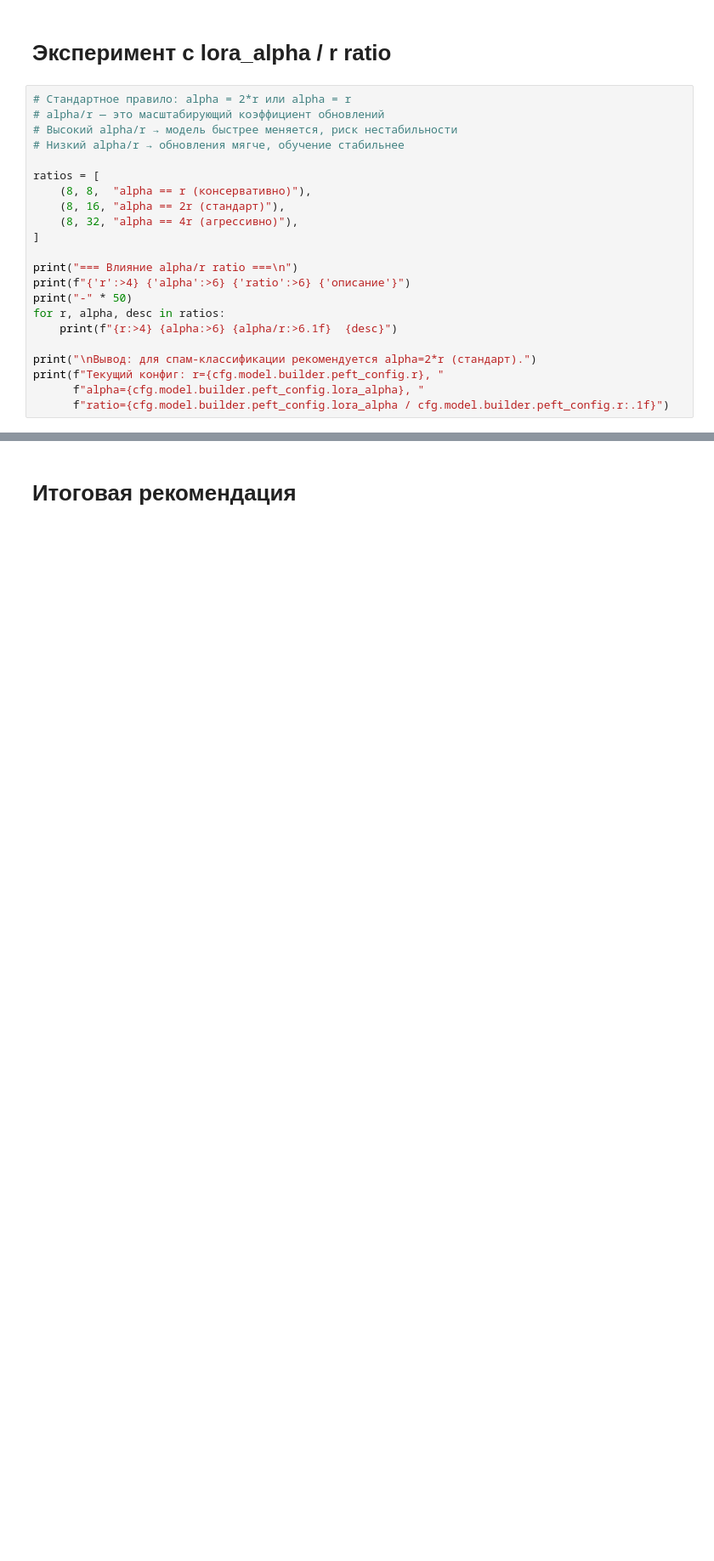
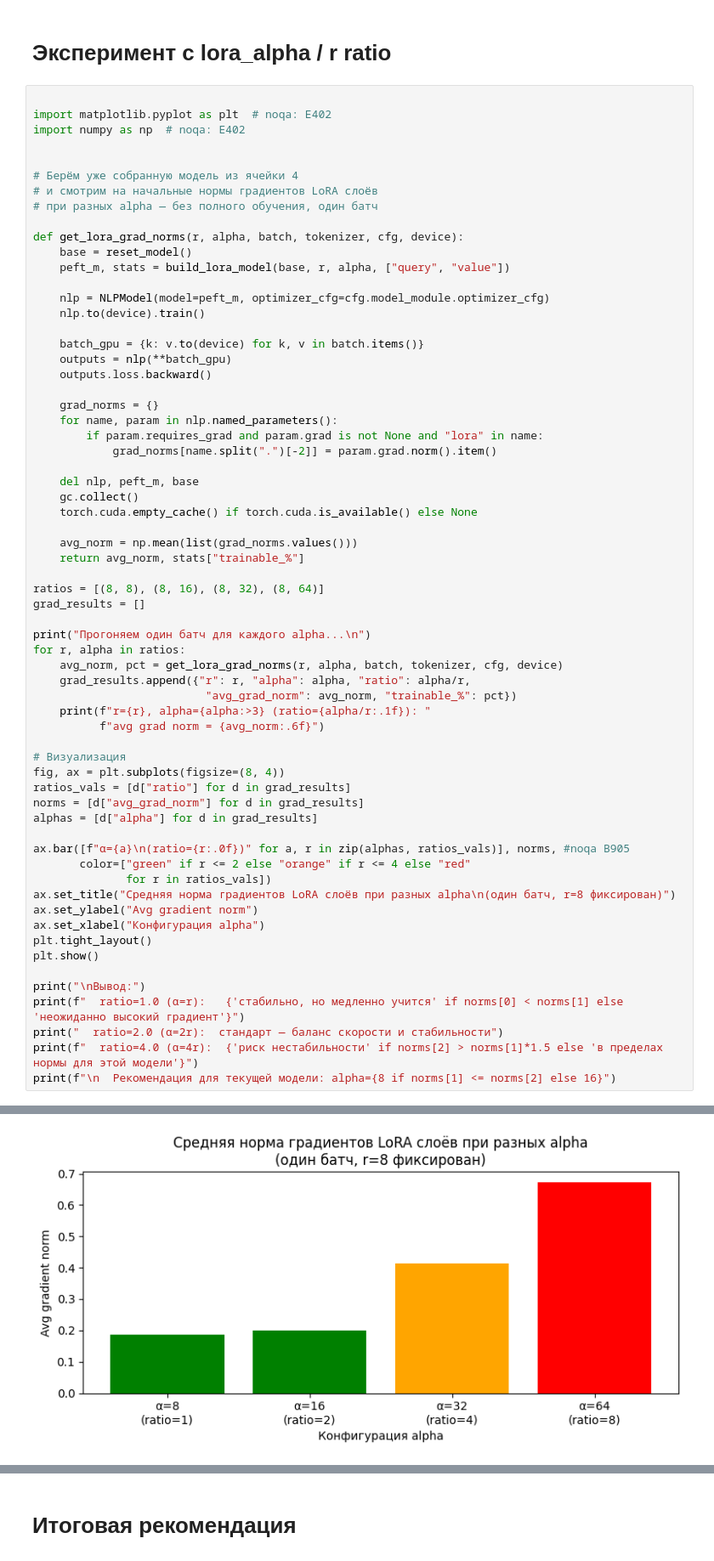
Before and after one commit to fenderfeniks/fake-news-detection-ml-system-mlops, a Jupyter notebook: notebooks/05_peft_lora_sandbox.ipynb, the cells around one changed output, grey strips where cells are left out. Shown at 85% size. Drawn from its saved outputs; the diff is of its cells as text; blank space fills up the shorter version.

```diff
--- a/notebooks/05_peft_lora_sandbox.ipynb
+++ b/notebooks/05_peft_lora_sandbox.ipynb
@@ -224,25 +228,67 @@ Full forward pass через LoRA модель — OK
 # %% [markdown]
 # Эксперимент с lora_alpha / r ratio
 # %%
-# Стандартное правило: alpha = 2*r или alpha = r
-# alpha/r — это масштабирующий коэффициент обновлений
-# Высокий alpha/r → модель быстрее меняется, риск нестабильности
-# Низкий alpha/r → обновления мягче, обучение стабильнее
 
-ratios = [
-    (8, 8,  "alpha == r (консервативно)"),
-    (8, 16, "alpha == 2r (стандарт)"),
-    (8, 32, "alpha == 4r (агрессивно)"),
-]
+import matplotlib.pyplot as plt  # noqa: E402
+import numpy as np  # noqa: E402
 
-print("=== Влияние alpha/r ratio ===\n")
-print(f"{'r':>4} {'alpha':>6} {'ratio':>6} {'описание'}")
-print("-" * 50)
-for r, alpha, desc in ratios:
-    print(f"{r:>4} {alpha:>6} {alpha/r:>6.1f}  {desc}")
 
-print("\nВывод: для спам-классификации рекомендуется alpha=2*r (стандарт).")
-print(f"Текущий конфиг: r={cfg.model.builder.peft_config.r}, "
-      f"alpha={cfg.model.builder.peft_config.lora_alpha}, "
-      f"ratio={cfg.model.builder.peft_config.lora_alpha / cfg.model.builder.peft_config.r:.1f}")
+# Берём уже собранную модель из ячейки 4
+# и смотрим на начальные нормы градиентов LoRA слоёв
+# при разных alpha — без полного обучения, один батч
+
+def get_lora_grad_norms(r, alpha, batch, tokenizer, cfg, device):
+    base = reset_model()
+    peft_m, stats = build_lora_model(base, r, alpha, ["query", "value"])
+
+    nlp = NLPModel(model=peft_m, optimizer_cfg=cfg.model_module.optimizer_cfg)
+    nlp.to(device).train()
+
+    batch_gpu = {k: v.to(device) for k, v in batch.items()}
+    outputs = nlp(**batch_gpu)
+    outputs.loss.backward()
+
+    grad_norms = {}
+    for name, param in nlp.named_parameters():
+        if param.requires_grad and param.grad is not None and "lora" in name:
+            grad_norms[name.split(".")[-2]] = param.grad.norm().item()
+
+    del nlp, peft_m, base
+    gc.collect()
+    torch.cuda.empty_cache() if torch.cuda.is_available() else None
+
+    avg_norm = np.mean(list(grad_norms.values()))
+    return avg_norm, stats["trainable_%"]
+
+ratios = [(8, 8), (8, 16), (8, 32), (8, 64)]
+grad_results = []
+
+print("Прогоняем один батч для каждого alpha...\n")
+for r, alpha in ratios:
+    avg_norm, pct = get_lora_grad_norms(r, alpha, batch, tokenizer, cfg, device)
+    grad_results.append({"r": r, "alpha": alpha, "ratio": alpha/r,
+                          "avg_grad_norm": avg_norm, "trainable_%": pct})
+    print(f"r={r}, alpha={alpha:>3} (ratio={alpha/r:.1f}): "
+          f"avg grad norm = {avg_norm:.6f}")
+
+# Визуализация
+fig, ax = plt.subplots(figsize=(8, 4))
+ratios_vals = [d["ratio"] for d in grad_results]
+norms = [d["avg_grad_norm"] for d in grad_results]
+alphas = [d["alpha"] for d in grad_results]
+
+ax.bar([f"α={a}\n(ratio={r:.0f})" for a, r in zip(alphas, ratios_vals)], norms, #noqa B905
+       color=["green" if r <= 2 else "orange" if r <= 4 else "red"
+              for r in ratios_vals])
+ax.set_title("Средняя норма градиентов LoRA слоёв при разных alpha\n(один батч, r=8 фиксирован)")
+ax.set_ylabel("Avg gradient norm")
+ax.set_xlabel("Конфигурация alpha")
+plt.tight_layout()
+plt.show()
+
+print("\nВывод:")
+print(f"  ratio=1.0 (α=r):   {'стабильно, но медленно учится' if norms[0] < norms[1] else 'неожиданно высокий градиент'}")
+print("  ratio=2.0 (α=2r):  стандарт — баланс скорости и стабильности")
+print(f"  ratio=4.0 (α=4r):  {'риск нестабильности' if norms[2] > norms[1]*1.5 else 'в пределах нормы для этой модели'}")
+print(f"\n  Рекомендация для текущей модели: alpha={8 if norms[1] <= norms[2] else 16}")
 # %% [output]
@@ -258,0 +380 @@ print(f"Текущий конфиг: r={cfg.model.builder.peft_config.r}, "
+[figure, added]
```
Also changed, not shown: parts of 7 cells of this notebook, 24 other files.
